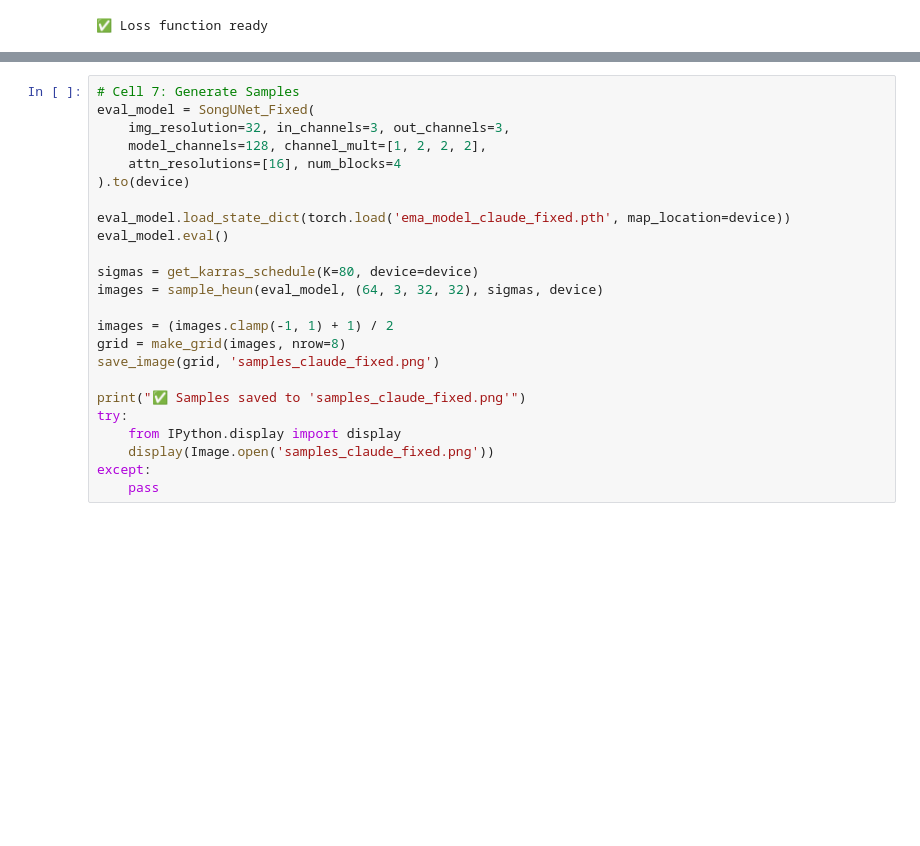
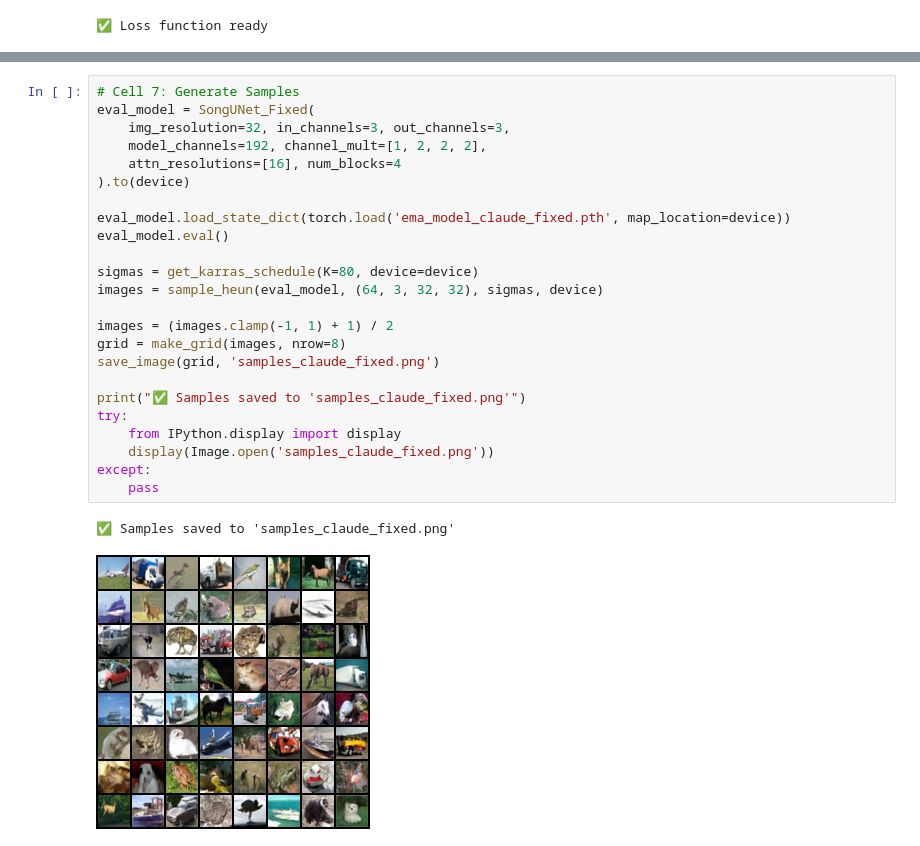
Before and after one commit to noMushroomw/Lyapunov-diffusion, a Jupyter notebook: lypcdiff.ipynb, the cells around one changed output, grey strips where cells are left out. Drawn from its saved outputs; the diff is of its cells as text; blank space fills up the shorter version.

```diff
--- a/lypcdiff.ipynb
+++ b/lypcdiff.ipynb
@@ -382,27 +385,30 @@ print("✅ Sampler ready")
 # %%
 # Cell 7: Generate Samples
 eval_model = SongUNet_Fixed(
     img_resolution=32, in_channels=3, out_channels=3,
-    model_channels=128, channel_mult=[1, 2, 2, 2],
+    model_channels=192, channel_mult=[1, 2, 2, 2],
     attn_resolutions=[16], num_blocks=4
 ).to(device)
 
 eval_model.load_state_dict(torch.load('ema_model_claude_fixed.pth', map_location=device))
 eval_model.eval()
 
 sigmas = get_karras_schedule(K=80, device=device)
 images = sample_heun(eval_model, (64, 3, 32, 32), sigmas, device)
 
 images = (images.clamp(-1, 1) + 1) / 2
 grid = make_grid(images, nrow=8)
 save_image(grid, 'samples_claude_fixed.png')
 
 print("✅ Samples saved to 'samples_claude_fixed.png'")
 try:
     from IPython.display import display
     display(Image.open('samples_claude_fixed.png'))
 except:
     pass
+# %% [output]
+✅ Samples saved to 'samples_claude_fixed.png'
+[figure, added]
 # %%
 # Cell 8: FID Evaluation
 GEN_DIR = "generated_fixed_claude"
```
Also changed, not shown: parts of 3 cells of this notebook.
